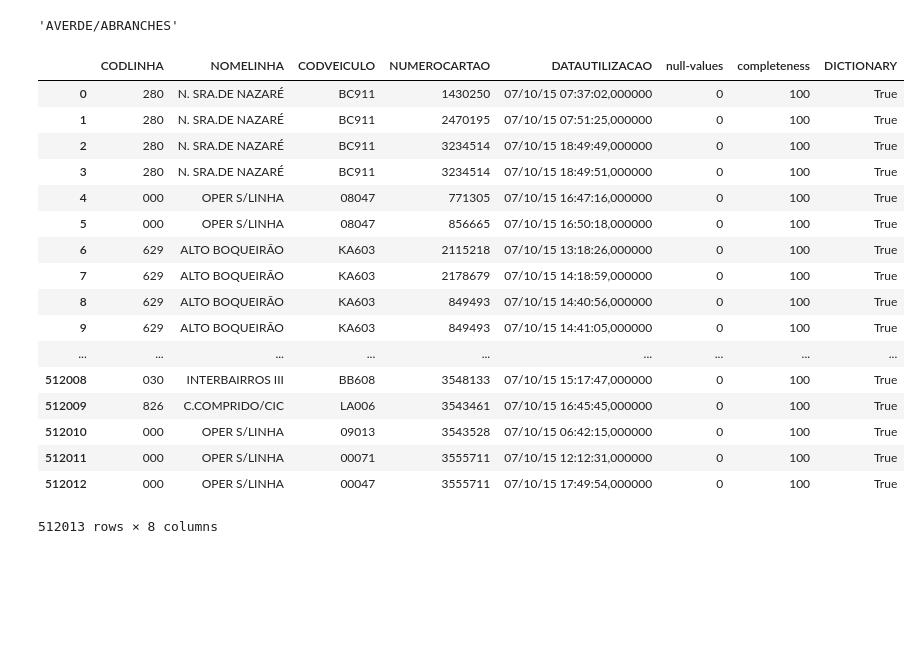
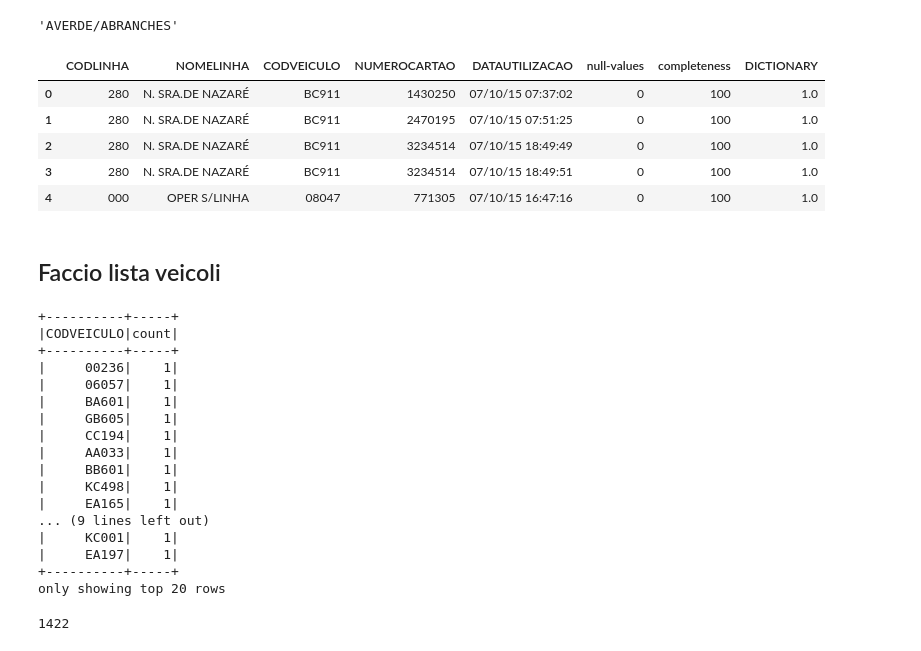
Before and after one commit to Tecnarca/data-quality-analyzer, a Jupyter notebook: Testing.ipynb, the cells around one changed output. Saved outputs shown, nothing was run; the diff lists cells and outputs as text; code cells hidden in the pictures; blank space fills up the shorter version.

Commit message:
Consistency vehicle & id card & datetime

```diff
--- a/Testing.ipynb
+++ b/Testing.ipynb
@@ -773,30 +755,18 @@ row_dict["nomelinha"]
 # %%
 #Ci mette un pochino, ma tanto va fatta una volta sola
 for i,row in test_dict.iterrows():
     row_dict = dict_pandas2.loc[row["CODLINHA"]]
     if row_dict["nomelinha"] == row["NOMELINHA"]:
-        test_dict.at[i, 'DICTIONARY'] = True
+        test_dict.at[i, 'DICTIONARY'] = 1
 
 test_dict.head(5)
 # %% [output]
 |  | CODLINHA | NOMELINHA | CODVEICULO | NUMEROCARTAO | DATAUTILIZACAO | null-values | completeness | DICTIONARY |
-| 0 | 280 | N. SRA.DE NAZARÉ | BC911 | 1430250 | 07/10/15 07:37:02,000000 | 0 | 100 | True |
-| 1 | 280 | N. SRA.DE NAZARÉ | BC911 | 2470195 | 07/10/15 07:51:25,000000 | 0 | 100 | True |
-| 2 | 280 | N. SRA.DE NAZARÉ | BC911 | 3234514 | 07/10/15 18:49:49,000000 | 0 | 100 | True |
-| 3 | 280 | N. SRA.DE NAZARÉ | BC911 | 3234514 | 07/10/15 18:49:51,000000 | 0 | 100 | True |
-| 4 | 000 | OPER S/LINHA | 08047 | 771305 | 07/10/15 16:47:16,000000 | 0 | 100 | True |
-| 5 | 000 | OPER S/LINHA | 08047 | 856665 | 07/10/15 16:50:18,000000 | 0 | 100 | True |
-| 6 | 629 | ALTO BOQUEIRÃO | KA603 | 2115218 | 07/10/15 13:18:26,000000 | 0 | 100 | True |
-| 7 | 629 | ALTO BOQUEIRÃO | KA603 | 2178679 | 07/10/15 14:18:59,000000 | 0 | 100 | True |
-| 8 | 629 | ALTO BOQUEIRÃO | KA603 | 849493 | 07/10/15 14:40:56,000000 | 0 | 100 | True |
-| 9 | 629 | ALTO BOQUEIRÃO | KA603 | 849493 | 07/10/15 14:41:05,000000 | 0 | 100 | True |
-| ... | ... | ... | ... | ... | ... | ... | ... | ... |
-| 512008 | 030 | INTERBAIRROS III | BB608 | 3548133 | 07/10/15 15:17:47,000000 | 0 | 100 | True |
-| 512009 | 826 | C.COMPRIDO/CIC | LA006 | 3543461 | 07/10/15 16:45:45,000000 | 0 | 100 | True |
-| 512010 | 000 | OPER S/LINHA | 09013 | 3543528 | 07/10/15 06:42:15,000000 | 0 | 100 | True |
-| 512011 | 000 | OPER S/LINHA | 00071 | 3555711 | 07/10/15 12:12:31,000000 | 0 | 100 | True |
-| 512012 | 000 | OPER S/LINHA | 00047 | 3555711 | 07/10/15 17:49:54,000000 | 0 | 100 | True |
+| 0 | 280 | N. SRA.DE NAZARÉ | BC911 | 1430250 | 07/10/15 07:37:02 | 0 | 100 | 1.0 |
+| 1 | 280 | N. SRA.DE NAZARÉ | BC911 | 2470195 | 07/10/15 07:51:25 | 0 | 100 | 1.0 |
+| 2 | 280 | N. SRA.DE NAZARÉ | BC911 | 3234514 | 07/10/15 18:49:49 | 0 | 100 | 1.0 |
+| 3 | 280 | N. SRA.DE NAZARÉ | BC911 | 3234514 | 07/10/15 18:49:51 | 0 | 100 | 1.0 |
+| 4 | 000 | OPER S/LINHA | 08047 | 771305 | 07/10/15 16:47:16 | 0 | 100 | 1.0 |
-512013 rows × 8 columns
 # %%
 #subsetDataFrame = dfObj[dfObj['Product'].isin(['Mangos', 'Grapes']) ]
 # %%
@@ -810,3 +780,32 @@ test_dict.head(5)
 
 #test_dict['dictionary'] = dict_pandas.apply(check_dict, axis=1)
 #test_dict
+# %% [markdown]
+## Faccio lista veicoli
+# %%
+df_distinct = df.dropDuplicates(["CODVEICULO"])
+df_distinct.groupBy("CODVEICULO").count().orderBy('count', ascending=False).show()
+list_vehicle = df_distinct.select(df_distinct["CODVEICULO"])
+list_vehicle.toPandas().to_csv('list_vehicle.csv', index=False)
+# %% [output]
++----------+-----+
+|CODVEICULO|count|
++----------+-----+
+|     00236|    1|
+|     06057|    1|
+|     BA601|    1|
+|     GB605|    1|
+|     CC194|    1|
+|     AA033|    1|
+|     BB601|    1|
+|     KC498|    1|
+|     EA165|    1|
+... (9 lines left out)
+|     KC001|    1|
+|     EA197|    1|
++----------+-----+
+only showing top 20 rows
+# %%
+df_distinct.count()
+# %% [output]
+1422
```
Also changed, not shown: parts of 30 cells of this notebook, 2 other files.
